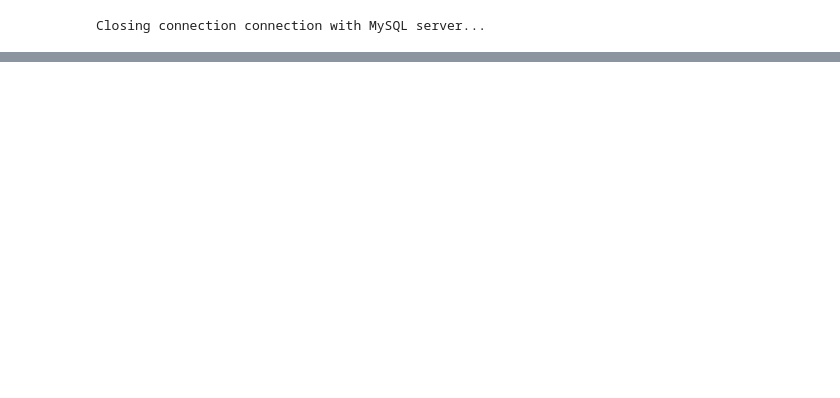
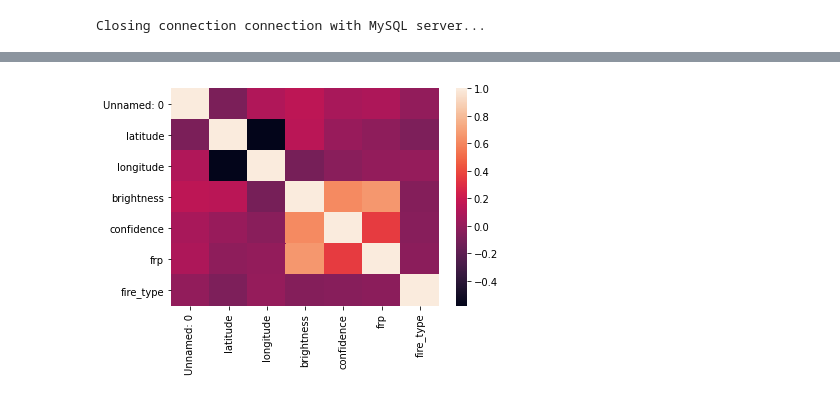
Before and after one commit to Dibmar/Data_Analisys, a Jupyter notebook: templates/prototype_2.ipynb, the cells around one changed output, grey strips where cells are left out. Drawn from its saved outputs; the diff is of its cells as text; code cells hidden in the pictures; blank space fills up the shorter version.

```diff
--- a/templates/prototype_2.ipynb
+++ b/templates/prototype_2.ipynb
@@ -62,3 +65,5 @@ INSERT INTO gods (name, origin) VALUES ('Malala', 'warp');
 database.ORDER_close()
 # %% [output]
 Closing connection connection with MySQL server...
+# %%
+fires = titan.Titan(path='C:\\Users\\Diomedes\\Documents\\Python\\Mi_Git\\Data_Analisys\\templates\\Output\\some_data_australia_fires.csv')
@@ -64,0 +92,4 @@ Closing connection connection with MySQL server...
+# %%
+fires.correlation_plot()
+# %% [output]
+[figure, added]
```
Also changed, not shown: parts of 9 cells of this notebook, 4 other files.
